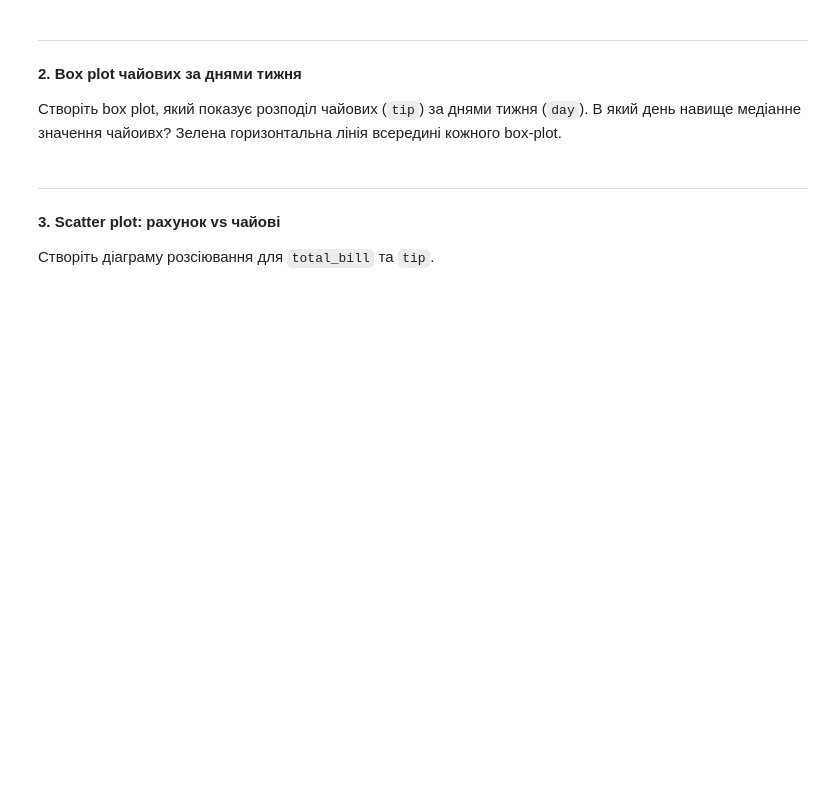
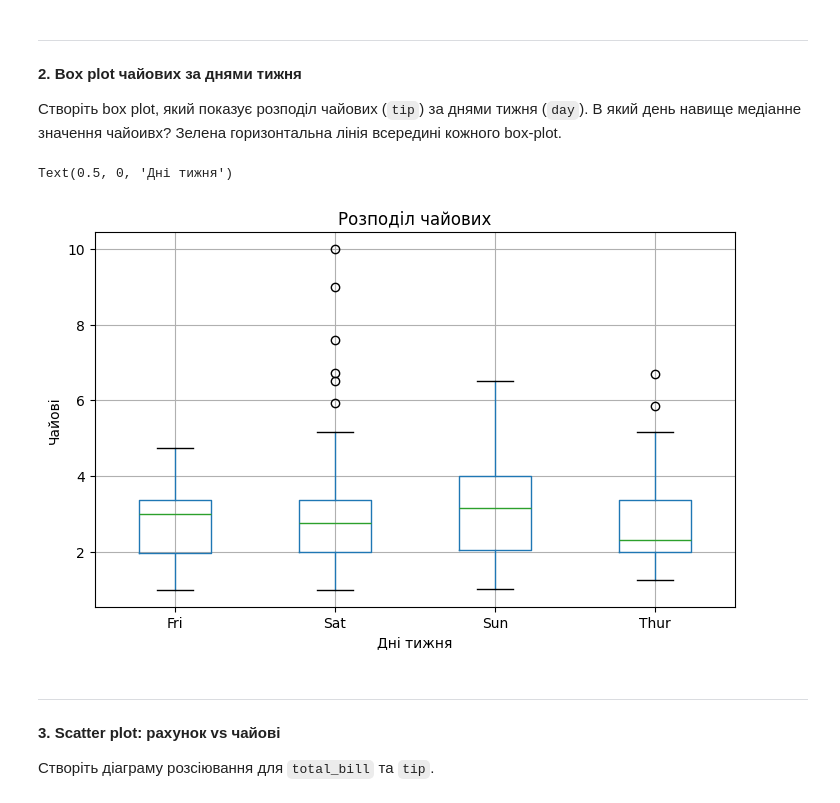
Before and after one commit to tarazevych/HW_for_Python, a Jupyter notebook: HW9_Data_Visualization.ipynb, the cells around one changed output. Saved outputs shown, nothing was run; the diff lists cells and outputs as text; code cells hidden in the pictures; blank space fills up the shorter version.

```diff
--- a/HW9_Data_Visualization.ipynb
+++ b/HW9_Data_Visualization.ipynb
@@ -46,6 +46,15 @@ plt.show()
 
 Створіть box plot, який показує розподіл чайових (`tip`) за днями тижня (`day`).
 В який день навище медіанне значення чайоивх? Зелена горизонтальна лінія всередині кожного box-plot.
+# %%
+df.boxplot(column = "tip", by = "day", figsize = (8,5))
+plt.title("Розподіл чайових")
+plt.suptitle("")
+plt.ylabel("Чайові")
+plt.xlabel("Дні тижня")
+# %% [output]
+Text(0.5, 0, 'Дні тижня')
+[figure, added]
 # %% [markdown]
 ---
 
```
Also changed, not shown: parts of 2 cells of this notebook.
